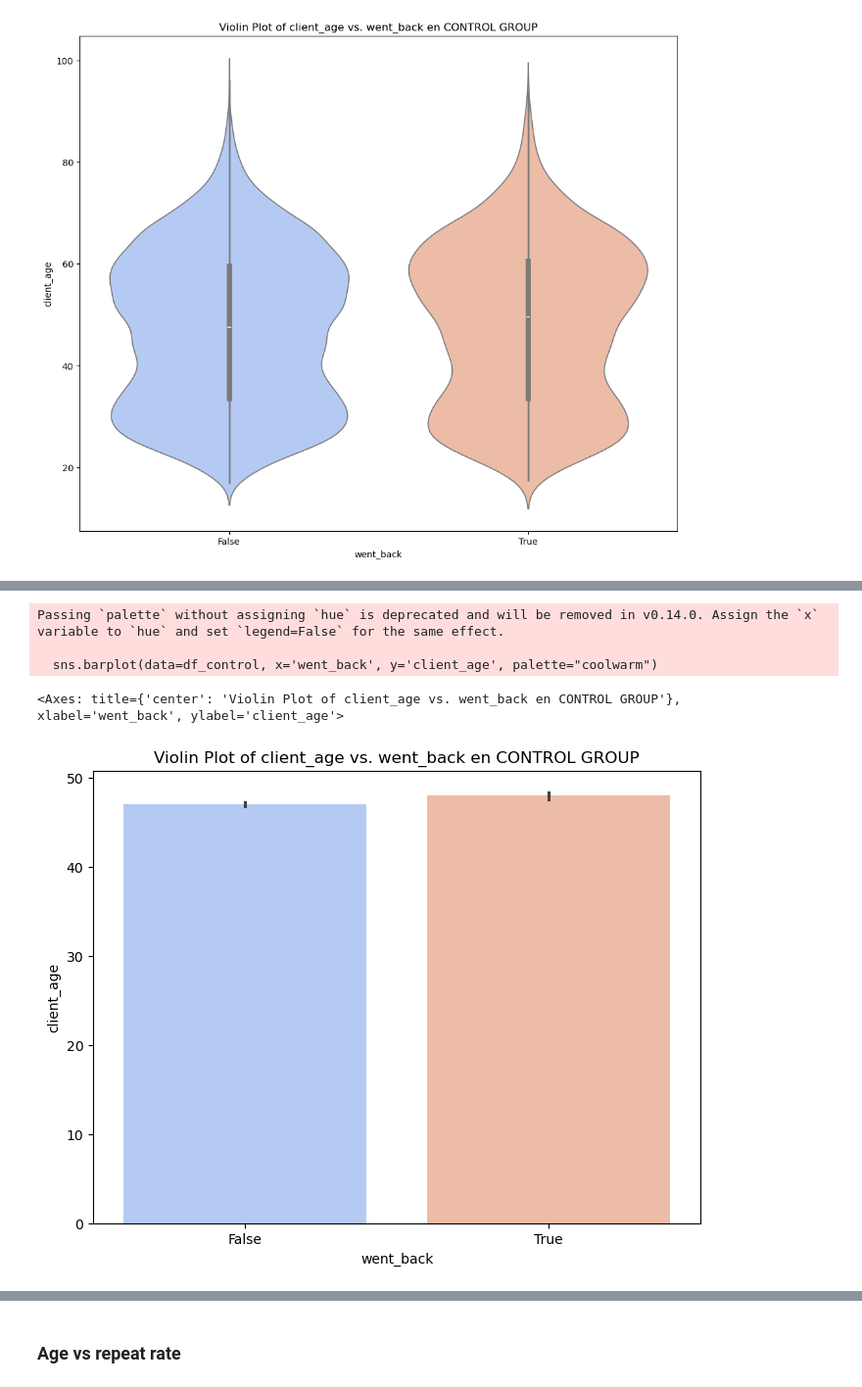
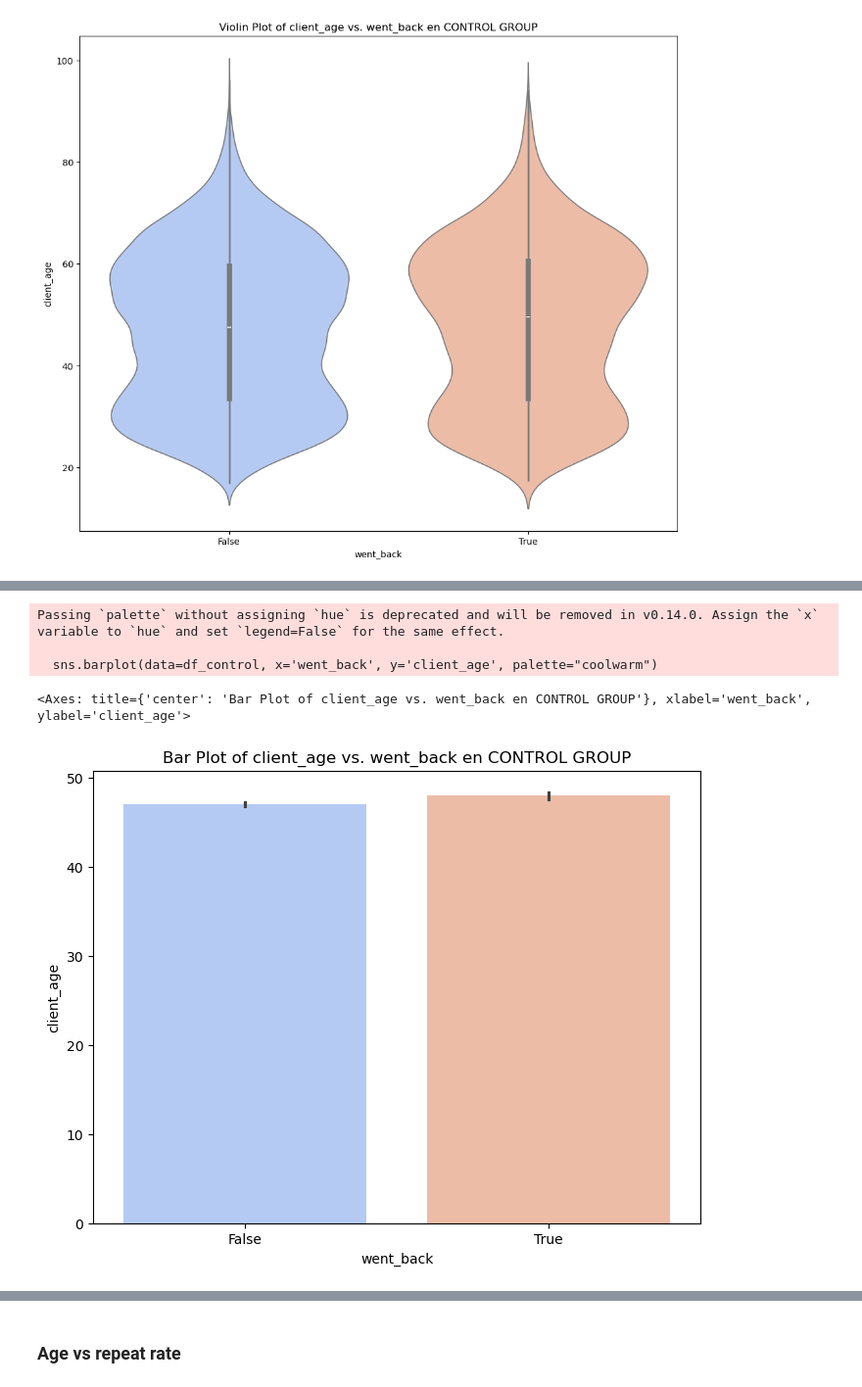
Before and after one commit to almudenaolg/Vanguard-AB-Test-Analysis, a Jupyter notebook: exploratory.ipynb, the cells around one changed output, grey strips where cells are left out. Shown at 98% size. Saved outputs shown, nothing was run; the diff lists cells and outputs as text; code cells hidden in the pictures.

```diff
--- a/exploratory.ipynb
+++ b/exploratory.ipynb
@@ -748,10 +842,10 @@ Passing `palette` without assigning `hue` is deprecated and will be removed in v
 # %%
 plt.figure(figsize=(8, 6))
-plt.title('Violin Plot of client_age vs. went_back en CONTROL GROUP')
+plt.title('Bar Plot of client_age vs. went_back en CONTROL GROUP')
 sns.barplot(data=df_control, x='went_back', y='client_age', palette="coolwarm")
 # %% [output]
 Passing `palette` without assigning `hue` is deprecated and will be removed in v0.14.0. Assign the `x` variable to `hue` and set `legend=False` for the same effect.
 
   sns.barplot(data=df_control, x='went_back', y='client_age', palette="coolwarm")
-<Axes: title={'center': 'Violin Plot of client_age vs. went_back en CONTROL GROUP'}, xlabel='went_back', ylabel='client_age'>
+<Axes: title={'center': 'Bar Plot of client_age vs. went_back en CONTROL GROUP'}, xlabel='went_back', ylabel='client_age'>
-[figure, old version]
+[figure, new version]
```
Also changed, not shown: parts of 26 cells of this notebook, 1 other file.
